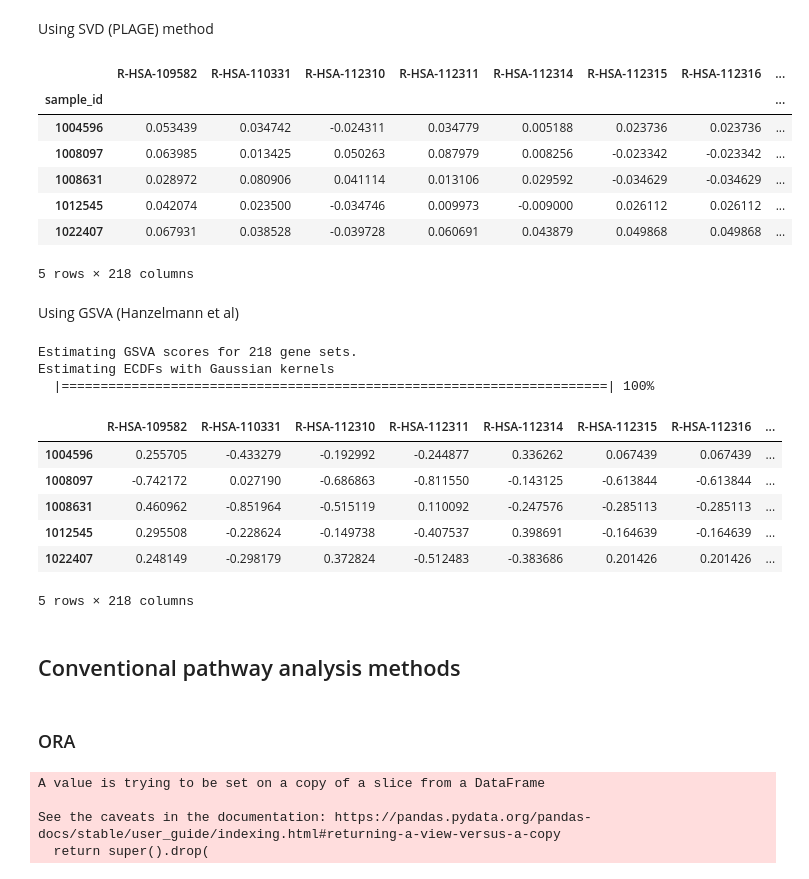
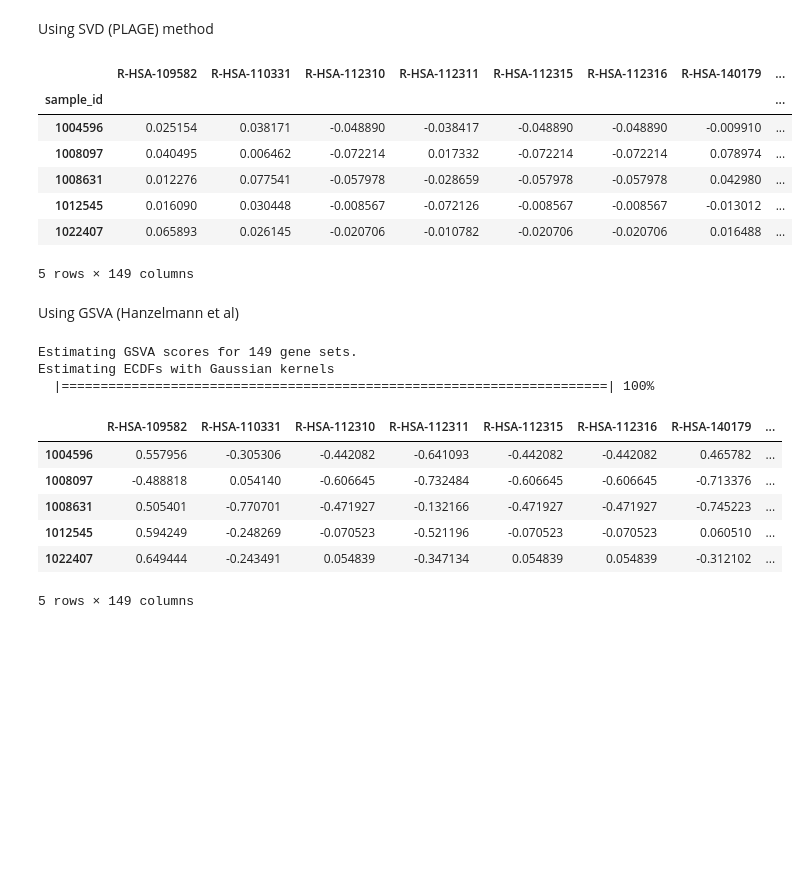
Before and after one commit to cwieder/py-ssPA, a Jupyter notebook: sspa_walkthrough.ipynb, the cells around one changed output. Drawn from its saved outputs; the diff is of its cells as text; code cells hidden in the pictures; blank space fills up the shorter version.

```diff
--- a/sspa_walkthrough.ipynb
+++ b/sspa_walkthrough.ipynb
@@ -311,41 +405,30 @@ zscore_res.head()
 # %% [markdown]
 Using SVD (PLAGE) method
 # %%
-svd_res = sspa.sspa_svd(example_data.iloc[:, :-2], reactome_pathways)
+svd_res = sspa.sspa_svd(processed_data_mapped, reactome_pathways)
 svd_res.head()
 # %% [output]
-|  | R-HSA-109582 | R-HSA-110331 | R-HSA-112310 | R-HSA-112311 | R-HSA-112314 | R-HSA-112315 | R-HSA-112316 | ... |
+|  | R-HSA-109582 | R-HSA-110331 | R-HSA-112310 | R-HSA-112311 | R-HSA-112315 | R-HSA-112316 | R-HSA-140179 | ... |
 | sample_id |  |  |  |  |  |  |  | ... |
-| 1004596 | 0.053439 | 0.034742 | -0.024311 | 0.034779 | 0.005188 | 0.023736 | 0.023736 | ... |
-| 1008097 | 0.063985 | 0.013425 | 0.050263 | 0.087979 | 0.008256 | -0.023342 | -0.023342 | ... |
-| 1008631 | 0.028972 | 0.080906 | 0.041114 | 0.013106 | 0.029592 | -0.034629 | -0.034629 | ... |
-| 1012545 | 0.042074 | 0.023500 | -0.034746 | 0.009973 | -0.009000 | 0.026112 | 0.026112 | ... |
-| 1022407 | 0.067931 | 0.038528 | -0.039728 | 0.060691 | 0.043879 | 0.049868 | 0.049868 | ... |
+| 1004596 | 0.025154 | 0.038171 | -0.048890 | -0.038417 | -0.048890 | -0.048890 | -0.009910 | ... |
+| 1008097 | 0.040495 | 0.006462 | -0.072214 | 0.017332 | -0.072214 | -0.072214 | 0.078974 | ... |
+| 1008631 | 0.012276 | 0.077541 | -0.057978 | -0.028659 | -0.057978 | -0.057978 | 0.042980 | ... |
+| 1012545 | 0.016090 | 0.030448 | -0.008567 | -0.072126 | -0.008567 | -0.008567 | -0.013012 | ... |
+| 1022407 | 0.065893 | 0.026145 | -0.020706 | -0.010782 | -0.020706 | -0.020706 | 0.016488 | ... |
-5 rows × 218 columns
+5 rows × 149 columns
 # %% [markdown]
 Using GSVA (Hanzelmann et al)
 # %%
-gsva_res = sspa.sspa_gsva(example_data.iloc[:, :-2], reactome_pathways)
+gsva_res = sspa.sspa_gsva(processed_data_mapped, reactome_pathways)
 gsva_res.head()
 # %% [output]
-Estimating GSVA scores for 218 gene sets.
+Estimating GSVA scores for 149 gene sets.
 Estimating ECDFs with Gaussian kernels
   |======================================================================| 100%
-|  | R-HSA-109582 | R-HSA-110331 | R-HSA-112310 | R-HSA-112311 | R-HSA-112314 | R-HSA-112315 | R-HSA-112316 | ... |
-| 1004596 | 0.255705 | -0.433279 | -0.192992 | -0.244877 | 0.336262 | 0.067439 | 0.067439 | ... |
-| 1008097 | -0.742172 | 0.027190 | -0.686863 | -0.811550 | -0.143125 | -0.613844 | -0.613844 | ... |
-| 1008631 | 0.460962 | -0.851964 | -0.515119 | 0.110092 | -0.247576 | -0.285113 | -0.285113 | ... |
-| 1012545 | 0.295508 | -0.228624 | -0.149738 | -0.407537 | 0.398691 | -0.164639 | -0.164639 | ... |
-| 1022407 | 0.248149 | -0.298179 | 0.372824 | -0.512483 | -0.383686 | 0.201426 | 0.201426 | ... |
+|  | R-HSA-109582 | R-HSA-110331 | R-HSA-112310 | R-HSA-112311 | R-HSA-112315 | R-HSA-112316 | R-HSA-140179 | ... |
+| 1004596 | 0.557956 | -0.305306 | -0.442082 | -0.641093 | -0.442082 | -0.442082 | 0.465782 | ... |
+| 1008097 | -0.488818 | 0.054140 | -0.606645 | -0.732484 | -0.606645 | -0.606645 | -0.713376 | ... |
+| 1008631 | 0.505401 | -0.770701 | -0.471927 | -0.132166 | -0.471927 | -0.471927 | -0.745223 | ... |
+| 1012545 | 0.594249 | -0.248269 | -0.070523 | -0.521196 | -0.070523 | -0.070523 | 0.060510 | ... |
+| 1022407 | 0.649444 | -0.243491 | 0.054839 | -0.347134 | 0.054839 | 0.054839 | -0.312102 | ... |
-5 rows × 218 columns
+5 rows × 149 columns
-# %% [markdown]
-## Conventional pathway analysis methods
-# %% [markdown]
-### ORA
-# %%
-ora_res = sspa.sspa_ora(processed_data_mapped, covid_data["Group"], reactome_pathways, 0.05)
-# %% [output]
-A value is trying to be set on a copy of a slice from a DataFrame
-
-See the caveats in the documentation: https://pandas.pydata.org/pandas-docs/stable/user_guide/indexing.html#returning-a-view-versus-a-copy
-  return super().drop(
```
Also changed, not shown: parts of 44 cells of this notebook.
